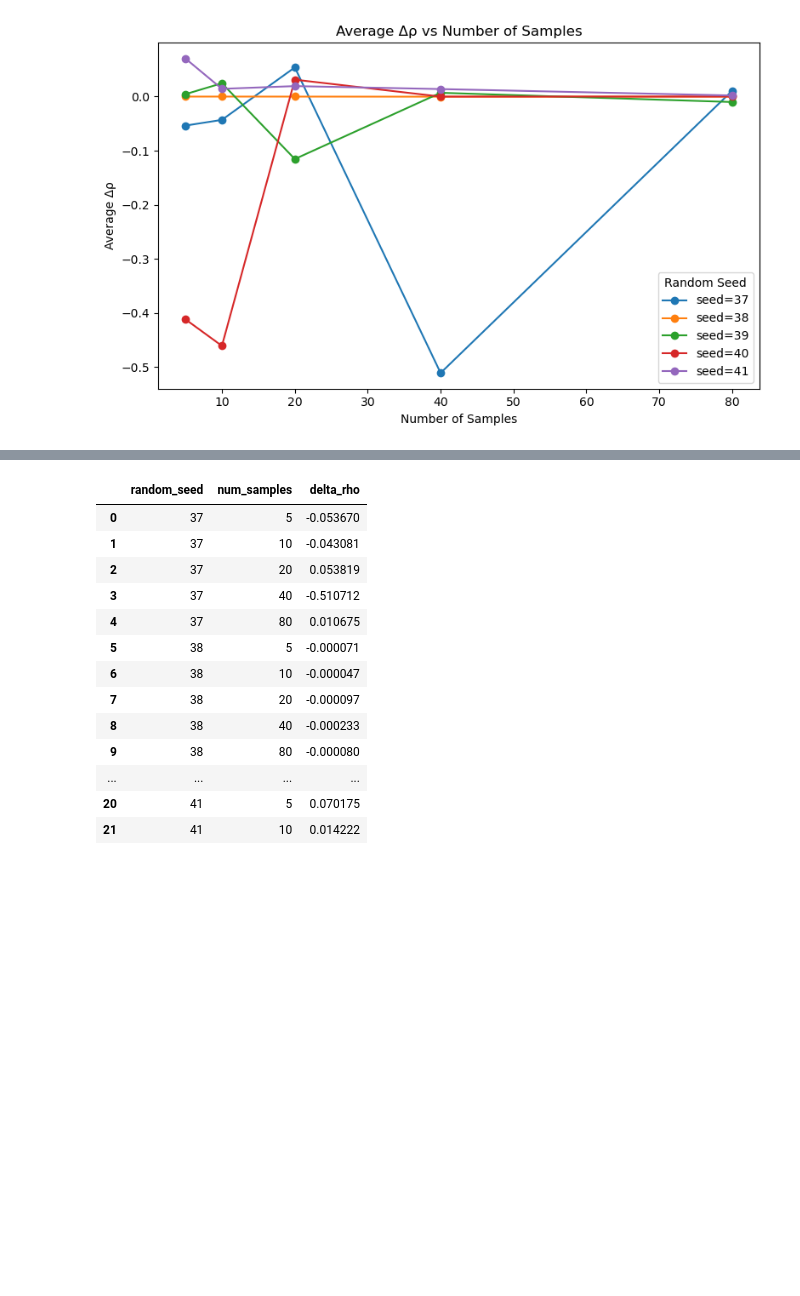
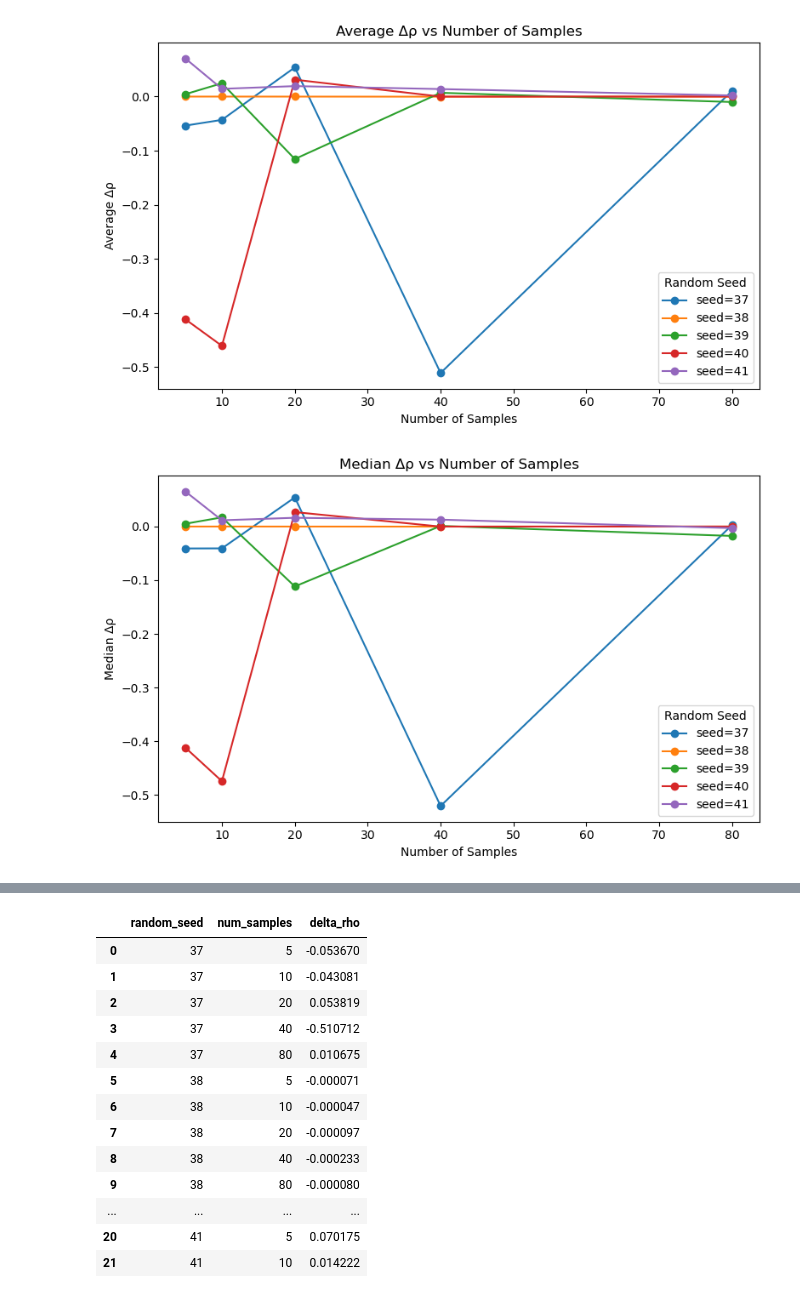
Before and after one commit to Hutch-Johnson/Protein-Language-Models, a Jupyter notebook: ESM_domainome_llr_compare_ns_rs.ipynb, the cells around one changed output, grey strips where cells are left out. Saved outputs shown, nothing was run; the diff lists cells and outputs as text; code cells hidden in the pictures; blank space fills up the shorter version.

```diff
--- a/ESM_domainome_llr_compare_ns_rs.ipynb
+++ b/ESM_domainome_llr_compare_ns_rs.ipynb
@@ -441,3 +441,32 @@ plt.tight_layout()
 plt.show()
 # %% [output]
 [figure]
+# %%
+summary_med = (
+    corr_df.groupby(["random_seed", "num_samples"])["delta_rho"]
+      .median()
+      .reset_index()
+)
+
+fig, ax = plt.subplots(figsize=(8, 5))
+
+for seed, group in summary_med.groupby("random_seed"):
+    group = group.sort_values("num_samples")
+
+    ax.plot(
+        group["num_samples"],
+        group["delta_rho"],
+        marker="o",
+        label=f"seed={seed}"
+    )
+
+ax.set_xlabel("Number of Samples")
+ax.set_ylabel("Median Δρ")
+ax.set_title("Median Δρ vs Number of Samples")
+ax.legend(title="Random Seed")
+ax.grid(False)
+
+plt.tight_layout()
+plt.show()
+# %% [output]
+[figure, added]
```
Also changed, not shown: parts of 2 cells of this notebook.
